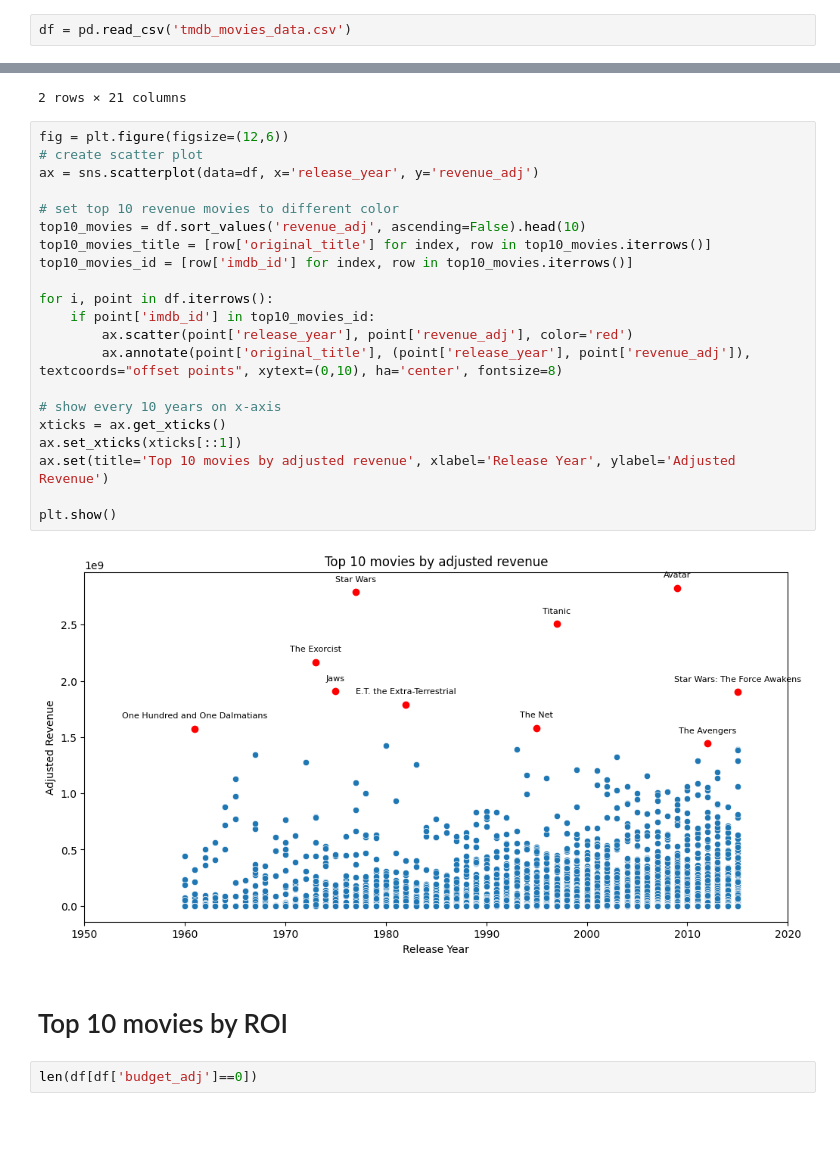
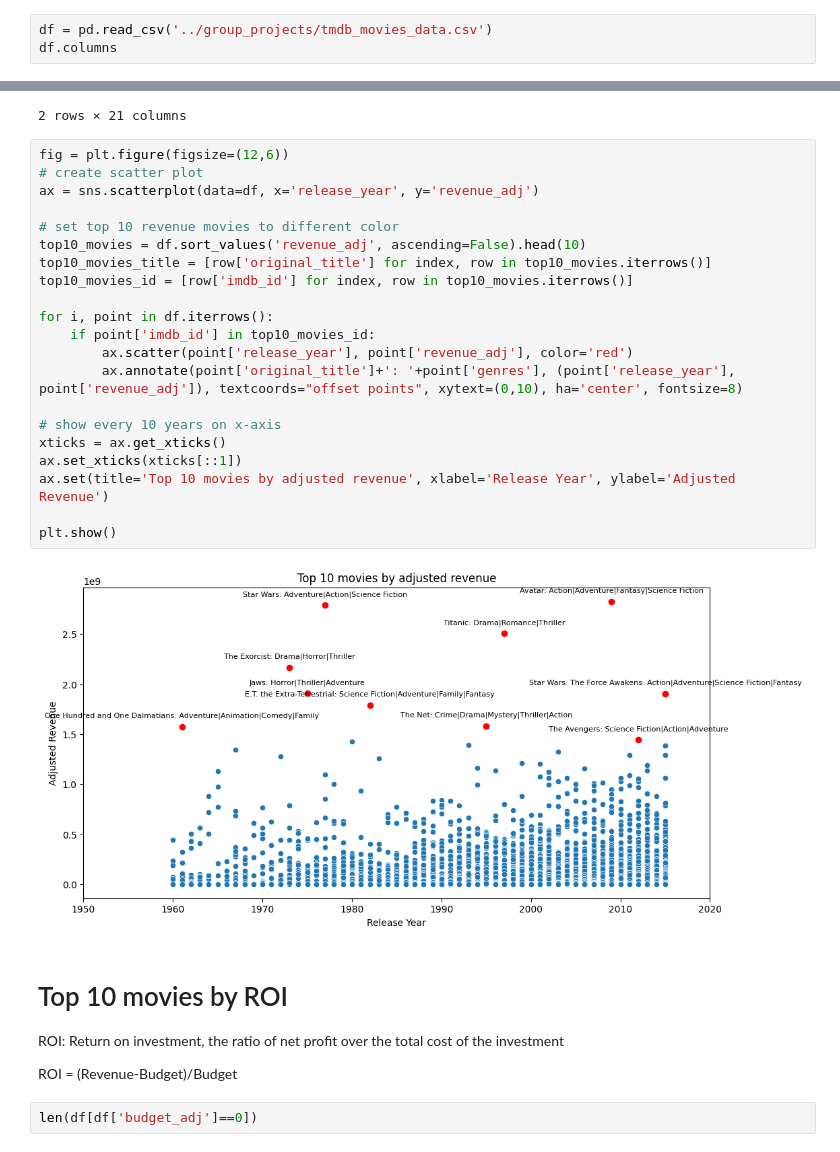
Before and after one commit to canxiu-zhang/ML_YUniv, a Jupyter notebook: ml_1010/ind_projects/ind1_Movie_ROI_visulization.ipynb, the cells around one changed output, grey strips where cells are left out. Cells and saved outputs as stored; diff of their text form; blank space fills up the shorter version.

```diff
--- a/ml_1010/ind_projects/ind1_Movie_ROI_visulization.ipynb
+++ b/ml_1010/ind_projects/ind1_Movie_ROI_visulization.ipynb
@@ -17,2 +17,3 @@ Pretty printing has been turned ON
 # %%
-df = pd.read_csv('tmdb_movies_data.csv')
+df = pd.read_csv('../group_projects/tmdb_movies_data.csv')
+df.columns
@@ -58,28 +57,32 @@ df[df['original_title']=='Titanic']
 # %%
 fig = plt.figure(figsize=(12,6))
 # create scatter plot
 ax = sns.scatterplot(data=df, x='release_year', y='revenue_adj')
 
 # set top 10 revenue movies to different color
 top10_movies = df.sort_values('revenue_adj', ascending=False).head(10)
 top10_movies_title = [row['original_title'] for index, row in top10_movies.iterrows()]
 top10_movies_id = [row['imdb_id'] for index, row in top10_movies.iterrows()]
 
 for i, point in df.iterrows():
     if point['imdb_id'] in top10_movies_id:
         ax.scatter(point['release_year'], point['revenue_adj'], color='red')
-        ax.annotate(point['original_title'], (point['release_year'], point['revenue_adj']), textcoords="offset points", xytext=(0,10), ha='center', fontsize=8)
+        ax.annotate(point['original_title']+': '+point['genres'], (point['release_year'], point['revenue_adj']), textcoords="offset points", xytext=(0,10), ha='center', fontsize=8)
 
 # show every 10 years on x-axis
 xticks = ax.get_xticks()
 ax.set_xticks(xticks[::1])
 ax.set(title='Top 10 movies by adjusted revenue', xlabel='Release Year', ylabel='Adjusted Revenue')
 
 plt.show()
 # %% [output]
-[figure, old version]
+[figure, new version]
-# %% [markdown]
-# Top 10 movies by ROI
+# %% [markdown]
+# Top 10 movies by ROI
+
+ROI: Return on investment, the ratio of net profit over the total cost of the investment
+
+ROI = (Revenue-Budget)/Budget
 # %%
 len(df[df['budget_adj']==0])
 # %% [output]
```
Also changed, not shown: parts of 18 cells of this notebook, 4 other files.
